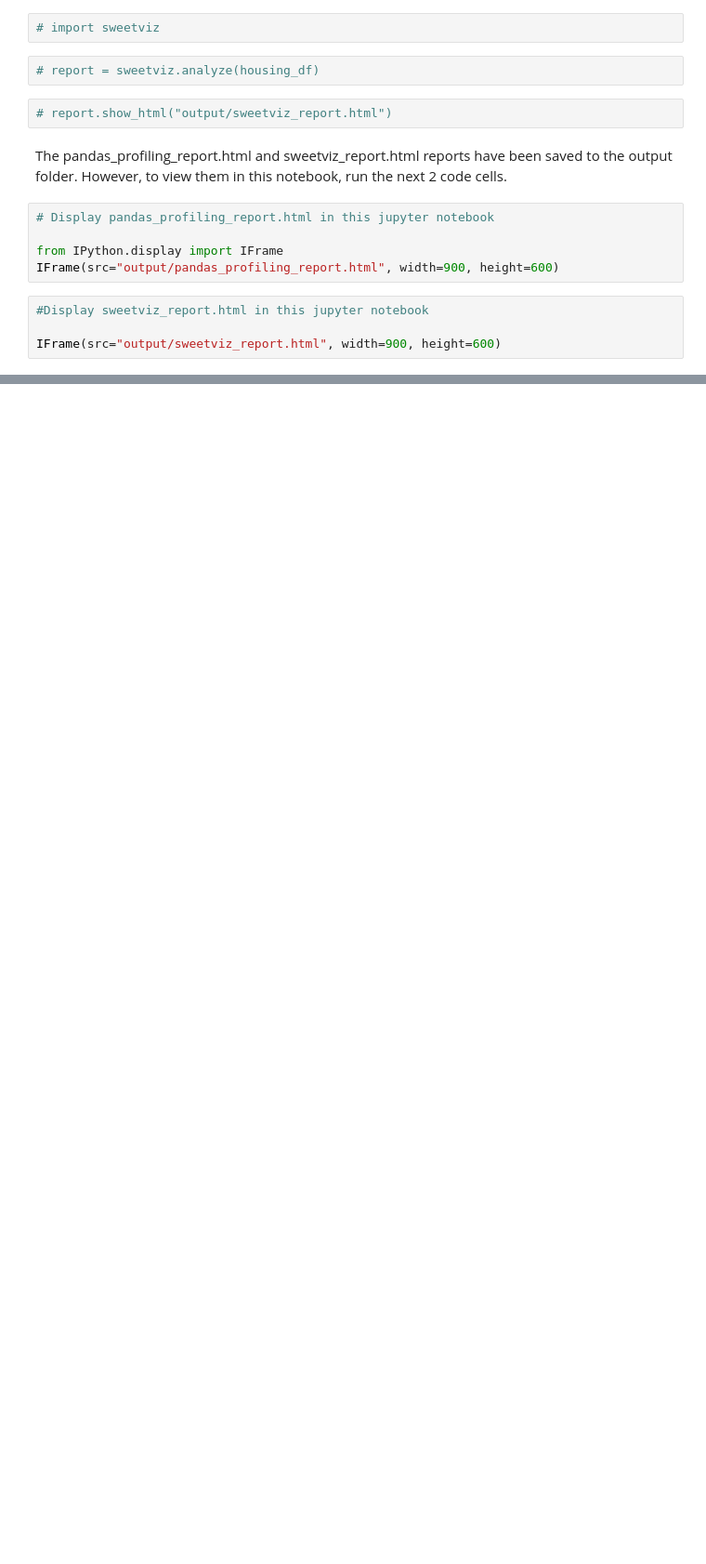
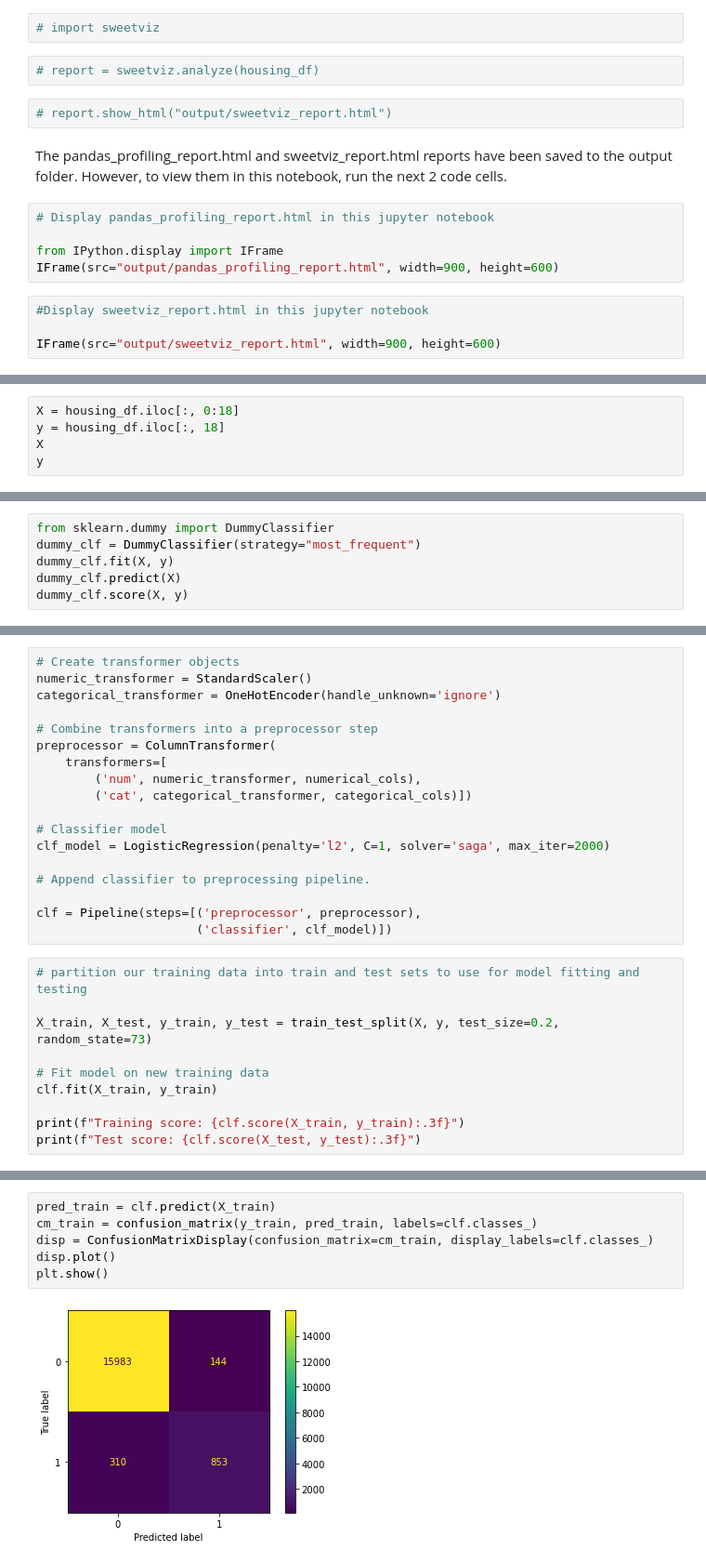
Before and after one commit to OsarodionOdion/skClassModels, a Jupyter notebook: skclass_models_hs.ipynb, the cells around one changed output, grey strips where cells are left out. Shown at 93% size. Drawn from its saved outputs; the diff is of its cells as text; blank space fills up the shorter version.

```diff
--- a/skclass_models_hs.ipynb
+++ b/skclass_models_hs.ipynb
@@ -77,0 +283,5 @@ IFrame(src="output/sweetviz_report.html", width=900, height=600)
+# %%
+X = housing_df.iloc[:, 0:18]
+y = housing_df.iloc[:, 18]
+X
+y
@@ -77,0 +379,6 @@ IFrame(src="output/sweetviz_report.html", width=900, height=600)
+# %%
+from sklearn.dummy import DummyClassifier
+dummy_clf = DummyClassifier(strategy="most_frequent")
+dummy_clf.fit(X, y)
+dummy_clf.predict(X)
+dummy_clf.score(X, y)
@@ -77,0 +389,28 @@ IFrame(src="output/sweetviz_report.html", width=900, height=600)
+# %%
+# Create transformer objects
+numeric_transformer = StandardScaler()
+categorical_transformer = OneHotEncoder(handle_unknown='ignore')
+
+# Combine transformers into a preprocessor step
+preprocessor = ColumnTransformer(
+    transformers=[
+        ('num', numeric_transformer, numerical_cols),
+        ('cat', categorical_transformer, categorical_cols)])
+
+# Classifier model
+clf_model = LogisticRegression(penalty='l2', C=1, solver='saga', max_iter=2000)
+
+# Append classifier to preprocessing pipeline.
+
+clf = Pipeline(steps=[('preprocessor', preprocessor),
+                      ('classifier', clf_model)])
+# %%
+# partition our training data into train and test sets to use for model fitting and testing
+
+X_train, X_test, y_train, y_test = train_test_split(X, y, test_size=0.2, random_state=73)
+
+# Fit model on new training data
+clf.fit(X_train, y_train)
+
+print(f"Training score: {clf.score(X_train, y_train):.3f}")
+print(f"Test score: {clf.score(X_test, y_test):.3f}")
@@ -77,0 +422,8 @@ IFrame(src="output/sweetviz_report.html", width=900, height=600)
+# %%
+pred_train = clf.predict(X_train)
+cm_train = confusion_matrix(y_train, pred_train, labels=clf.classes_)
+disp = ConfusionMatrixDisplay(confusion_matrix=cm_train, display_labels=clf.classes_)
+disp.plot()
+plt.show()
+# %% [output]
+[figure, added]
```
Also changed, not shown: parts of 46 cells of this notebook.
